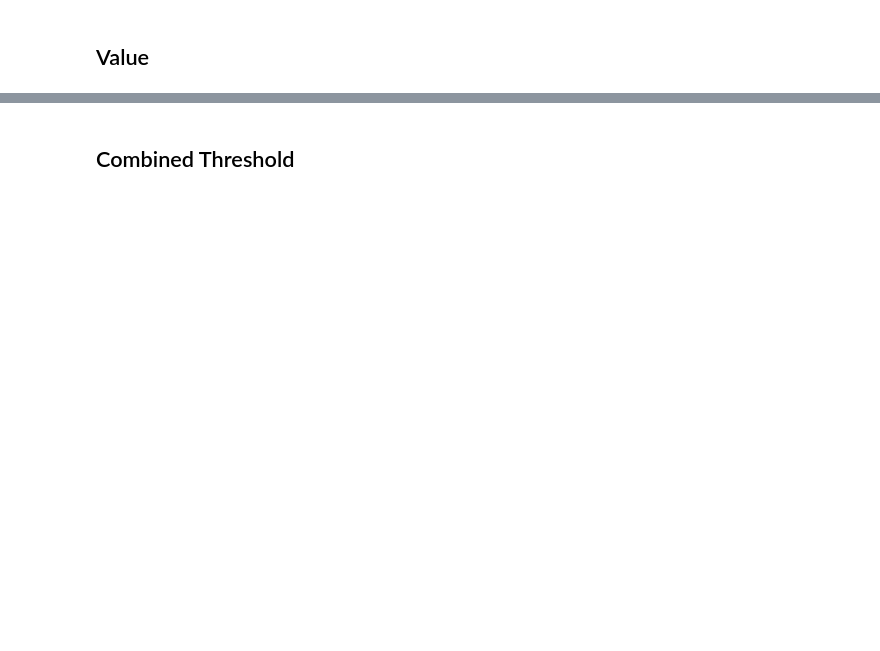
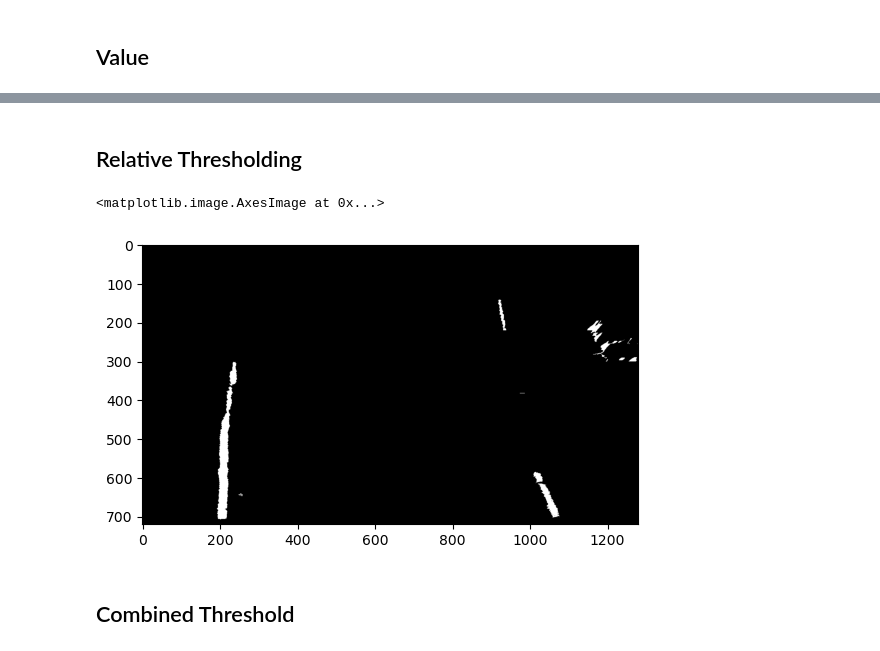
Before and after one commit to xFiveRivers/lane-detection-advanced, a Jupyter notebook: debugging.ipynb, the cells around one changed output, grey strips where cells are left out. Cells and saved outputs as stored; diff of their text form; code cells hidden in the pictures; blank space fills up the shorter version.

Commit message:
playing with threshold values for video

```diff
--- a/debugging.ipynb
+++ b/debugging.ipynb
@@ -103,3 +110,22 @@ plt.imshow(value, cmap='gray')
+# %% [markdown]
+## Relative Thresholding
+# %%
+gray_thresh = 125
+
+if np.mean(gray) <= gray_thresh:
+    v_channel = hsv_dict['Value']
+    v_channel_lower_range = np.array([175])
+    v_channel_upper_range = np.array([255])
+    relative = cv2.inRange(v_channel, v_channel_lower_range, v_channel_upper_range)
+else:
+    s_channel_lower = np.array([200])
+    s_channel_upper = np.array([255])
+    relative = cv2.inRange(hls_dict['Saturation'], s_channel_lower, s_channel_upper)
+
+plt.imshow(relative, cmap='gray')
+# %% [output]
+<matplotlib.image.AxesImage at 0x...>
+[figure, added]
 # %% [markdown]
 ## Combined Threshold
 # %%
```
Also changed, not shown: parts of 7 cells of this notebook, 2 other files.
